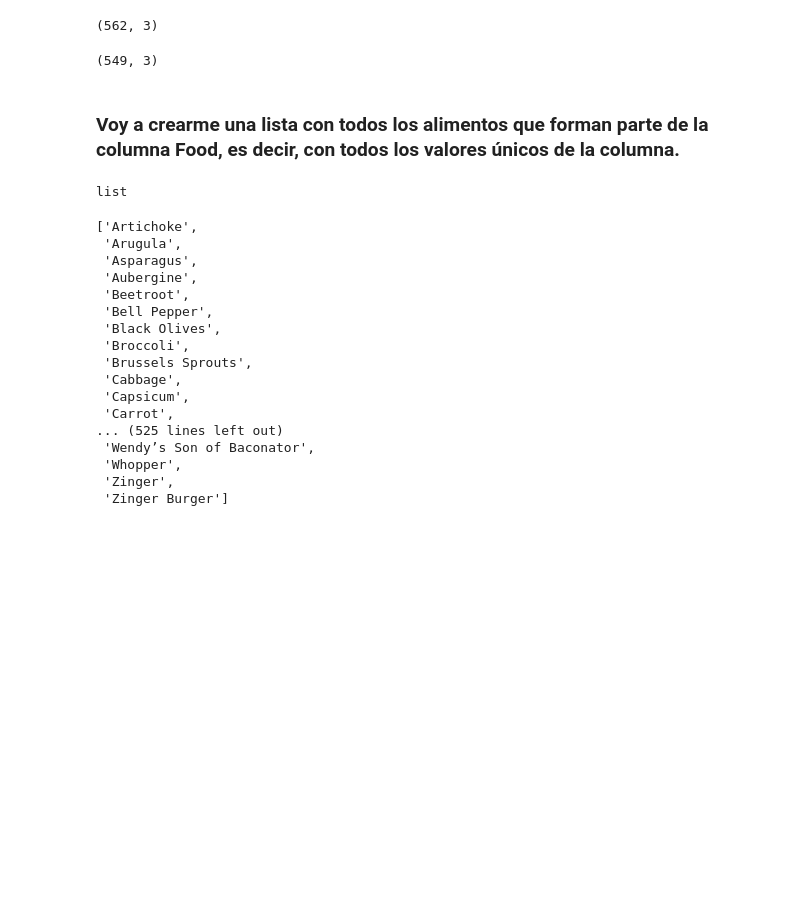
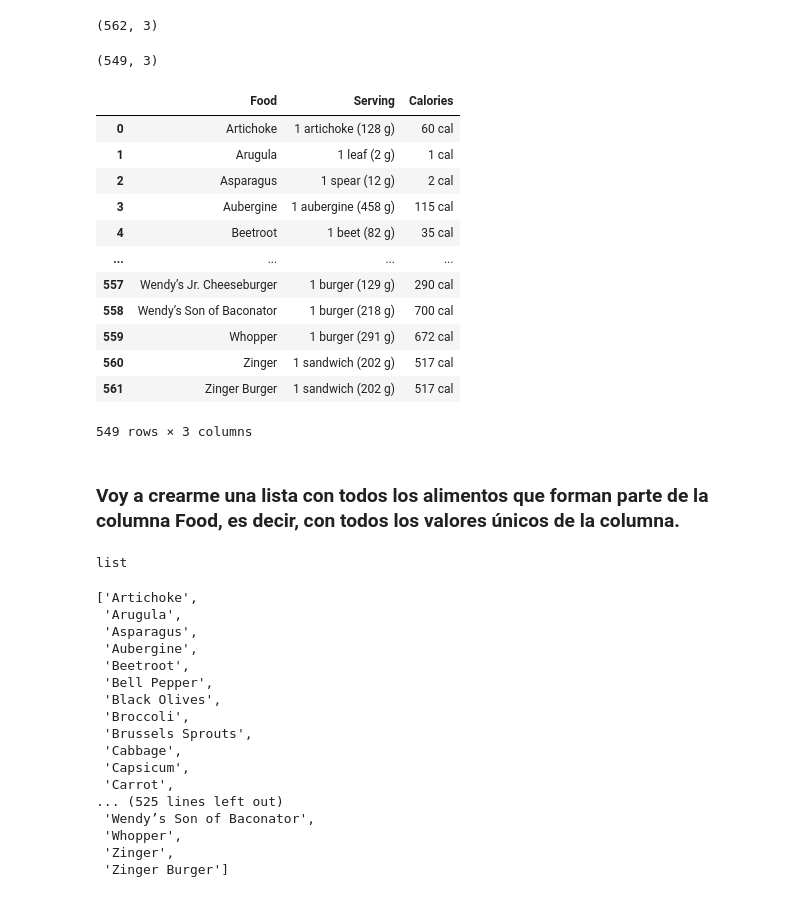
Before and after one commit to Beapsp/Pipelines-project-, a Jupyter notebook: Notebook/Untitled.ipynb, the cells around one changed output. Drawn from its saved outputs; the diff is of its cells as text; code cells hidden in the pictures; blank space fills up the shorter version.

```diff
--- a/Notebook/Untitled.ipynb
+++ b/Notebook/Untitled.ipynb
@@ -91,10 +91,30 @@ duplicates= df.drop_duplicates() #elimino los duplicados
 duplicates.shape
 # %% [output]
 (549, 3)
+# %%
+para_food = {"Food	": "Food"}
+# %%
+duplicates.rename(columns=para_food,inplace=True)
+# %%
+duplicates
+# %% [output]
+|  | Food | Serving | Calories |
+| 0 | Artichoke | 1 artichoke (128 g) | 60 cal |
+| 1 | Arugula | 1 leaf (2 g) | 1 cal |
+| 2 | Asparagus | 1 spear (12 g) | 2 cal |
+| 3 | Aubergine | 1 aubergine (458 g) | 115 cal |
+| 4 | Beetroot | 1 beet (82 g) | 35 cal |
+| ... | ... | ... | ... |
+| 557 | Wendy’s Jr. Cheeseburger | 1 burger (129 g) | 290 cal |
+| 558 | Wendy’s Son of Baconator | 1 burger (218 g) | 700 cal |
+| 559 | Whopper | 1 burger (291 g) | 672 cal |
+| 560 | Zinger | 1 sandwich (202 g) | 517 cal |
+| 561 | Zinger Burger | 1 sandwich (202 g) | 517 cal |
+549 rows × 3 columns
+# %% [markdown]
+### Voy a crearme una lista con todos los alimentos que forman parte de la columna Food, es decir, con todos los valores únicos de la columna.
 # %%
 food = duplicates["Food"].unique()
-# %% [markdown]
-### Voy a crearme una lista con todos los alimentos que forman parte de la columna Food, es decir, con todos los valores únicos de la columna.
 # %%
 lista_food_df= list(food)
 # %%
```
Also changed, not shown: parts of 22 cells of this notebook, 1 other file.
